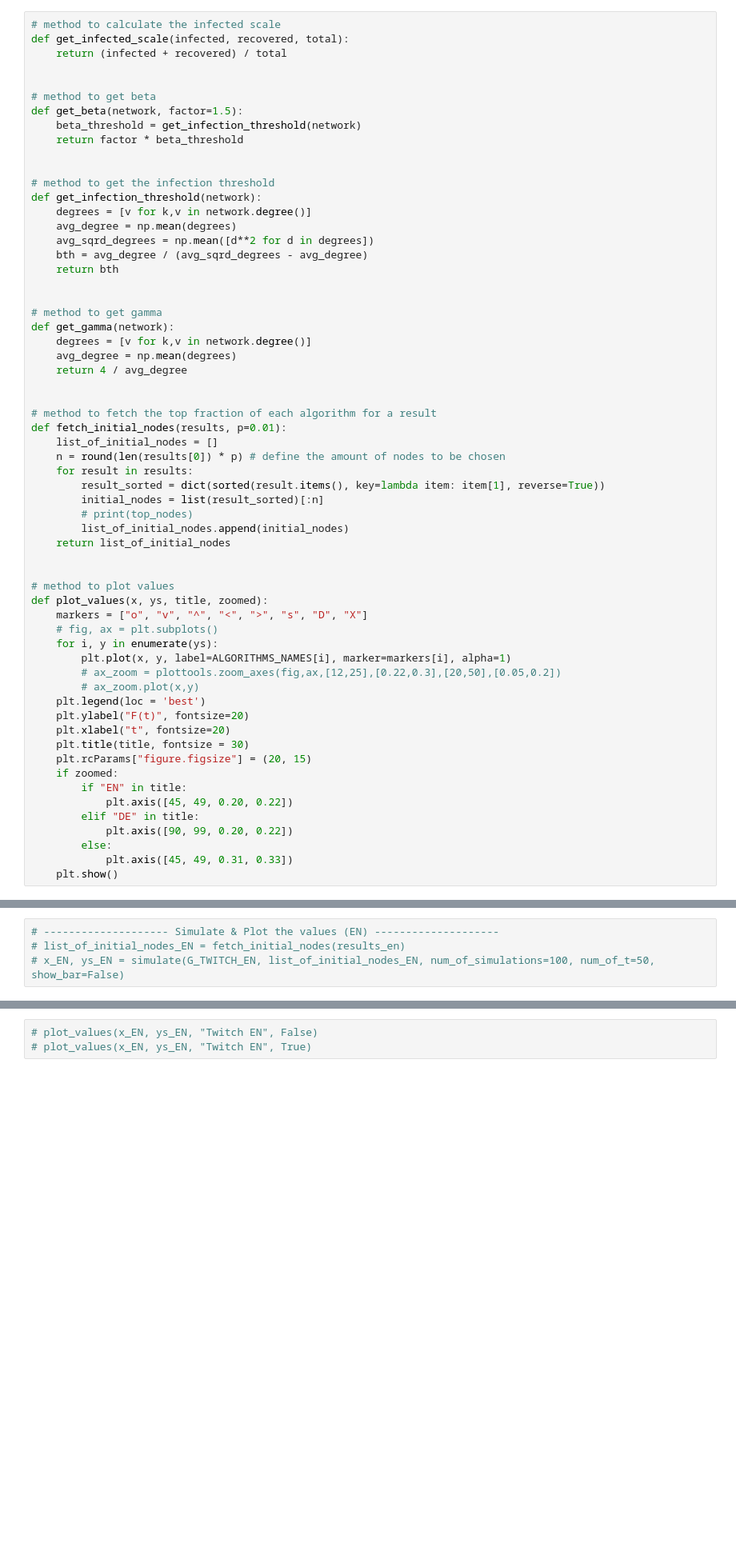
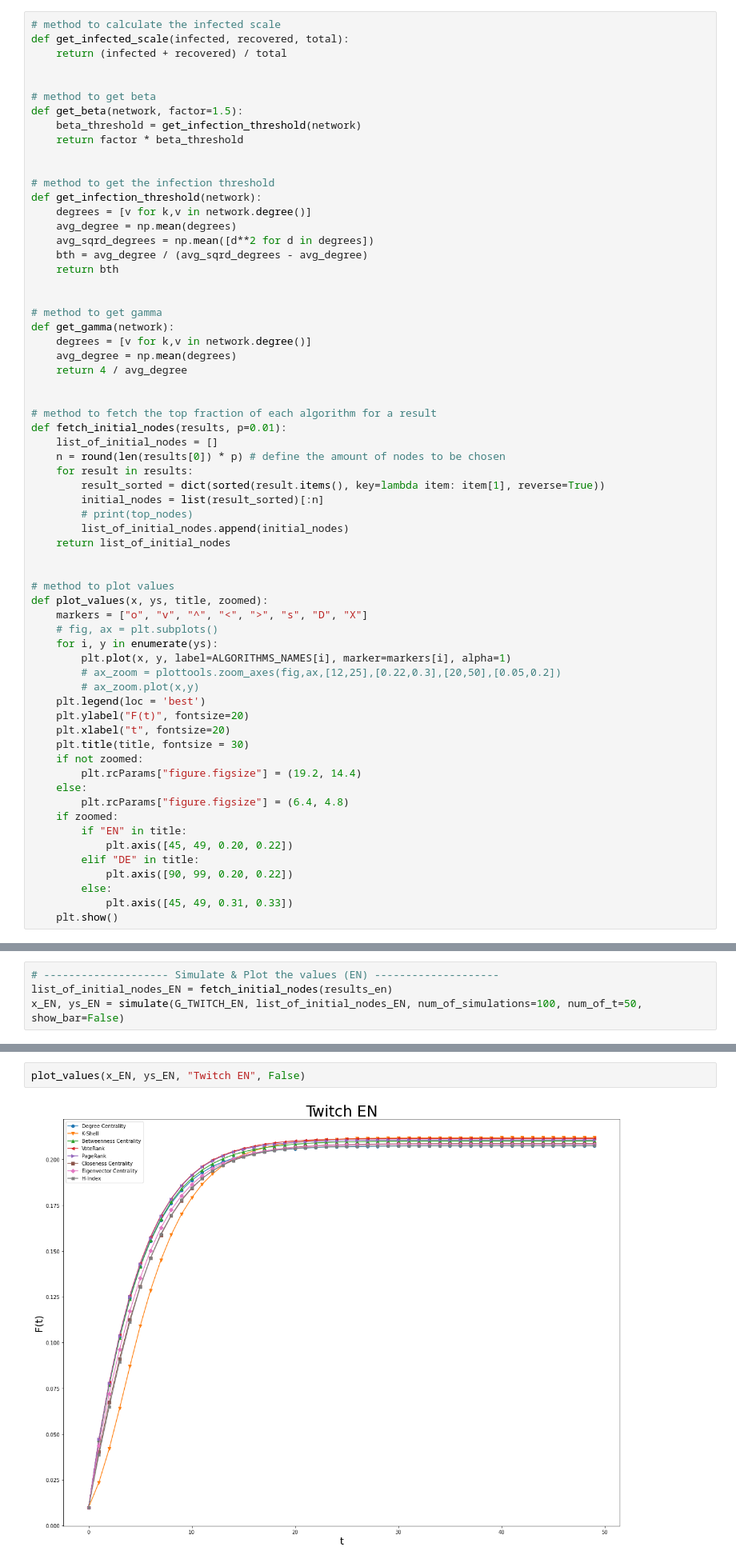
Before and after one commit to Shymsky/Network_Science, a Jupyter notebook: Group_Assignment.ipynb, the cells around one changed output, grey strips where cells are left out. Shown: that part at 80% size. Drawn from its saved outputs; the diff is of its cells as text; blank space fills up the shorter version.

Commit message:
added EN and RU plots (zoom not yet integrated)

```diff
--- a/Group_Assignment.ipynb
+++ b/Group_Assignment.ipynb
@@ -270,7 +270,10 @@ def plot_values(x, ys, title, zoomed):
     plt.ylabel("F(t)", fontsize=20)
     plt.xlabel("t", fontsize=20)
     plt.title(title, fontsize = 30)
-    plt.rcParams["figure.figsize"] = (20, 15)
+    if not zoomed:
+        plt.rcParams["figure.figsize"] = (19.2, 14.4)
+    else:
+        plt.rcParams["figure.figsize"] = (6.4, 4.8)
     if zoomed:
         if "EN" in title:
             plt.axis([45, 49, 0.20, 0.22])
@@ -330,5 +333,5 @@ def simulate(network, list_of_initial_nodes, num_of_simulations=100, num_of_t=20
     return x, ys
 # %%
 # -------------------- Simulate & Plot the values (EN) --------------------
-# list_of_initial_nodes_EN = fetch_initial_nodes(results_en)
-# x_EN, ys_EN = simulate(G_TWITCH_EN, list_of_initial_nodes_EN, num_of_simulations=100, num_of_t=50, show_bar=False)
+list_of_initial_nodes_EN = fetch_initial_nodes(results_en)
+x_EN, ys_EN = simulate(G_TWITCH_EN, list_of_initial_nodes_EN, num_of_simulations=100, num_of_t=50, show_bar=False)
@@ -335,3 +347,4 @@ def simulate(network, list_of_initial_nodes, num_of_simulations=100, num_of_t=20
 # %%
-# plot_values(x_EN, ys_EN, "Twitch EN", False)
-# plot_values(x_EN, ys_EN, "Twitch EN", True)
+plot_values(x_EN, ys_EN, "Twitch EN", False)
+# %% [output]
+[figure, added]
```
Also changed, not shown: parts of 6 cells of this notebook.
